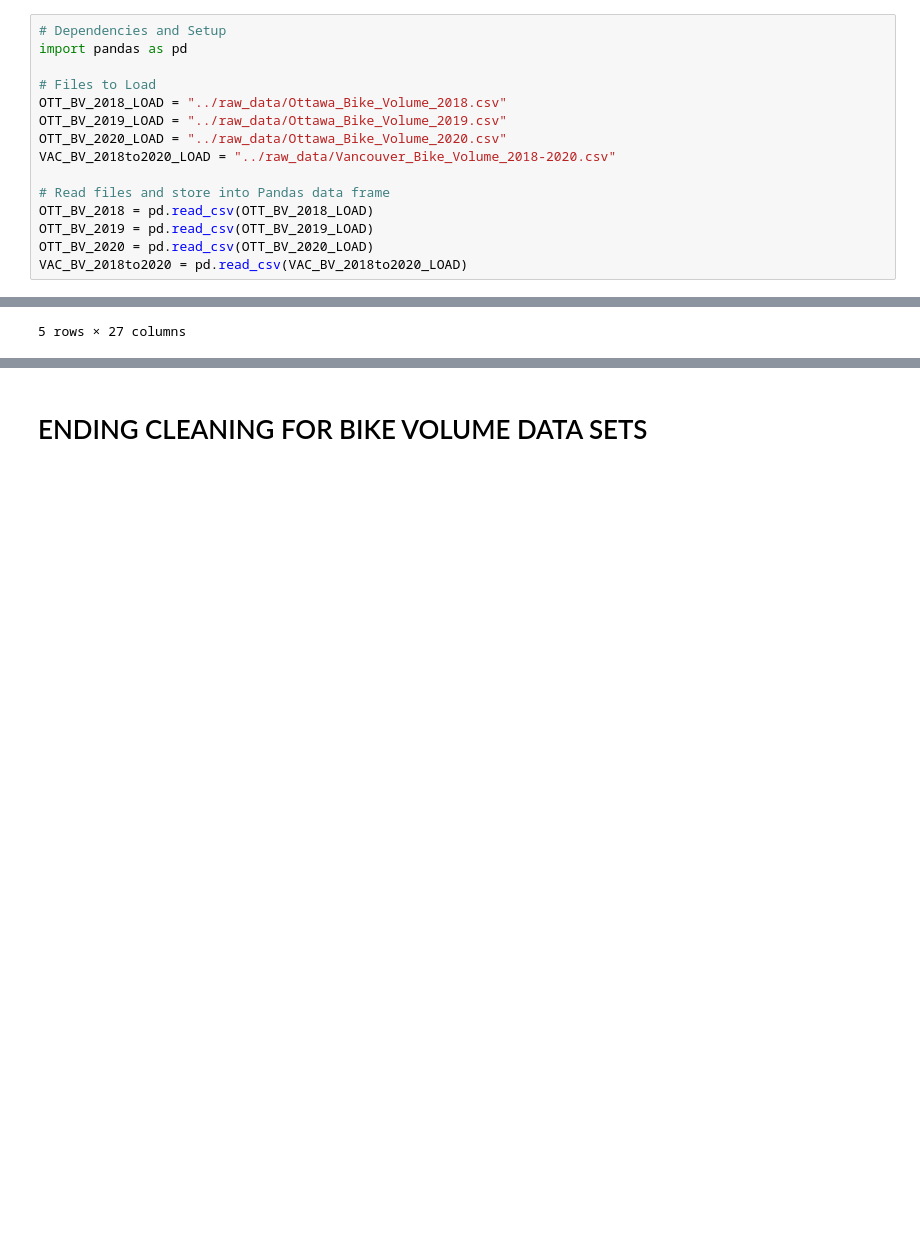
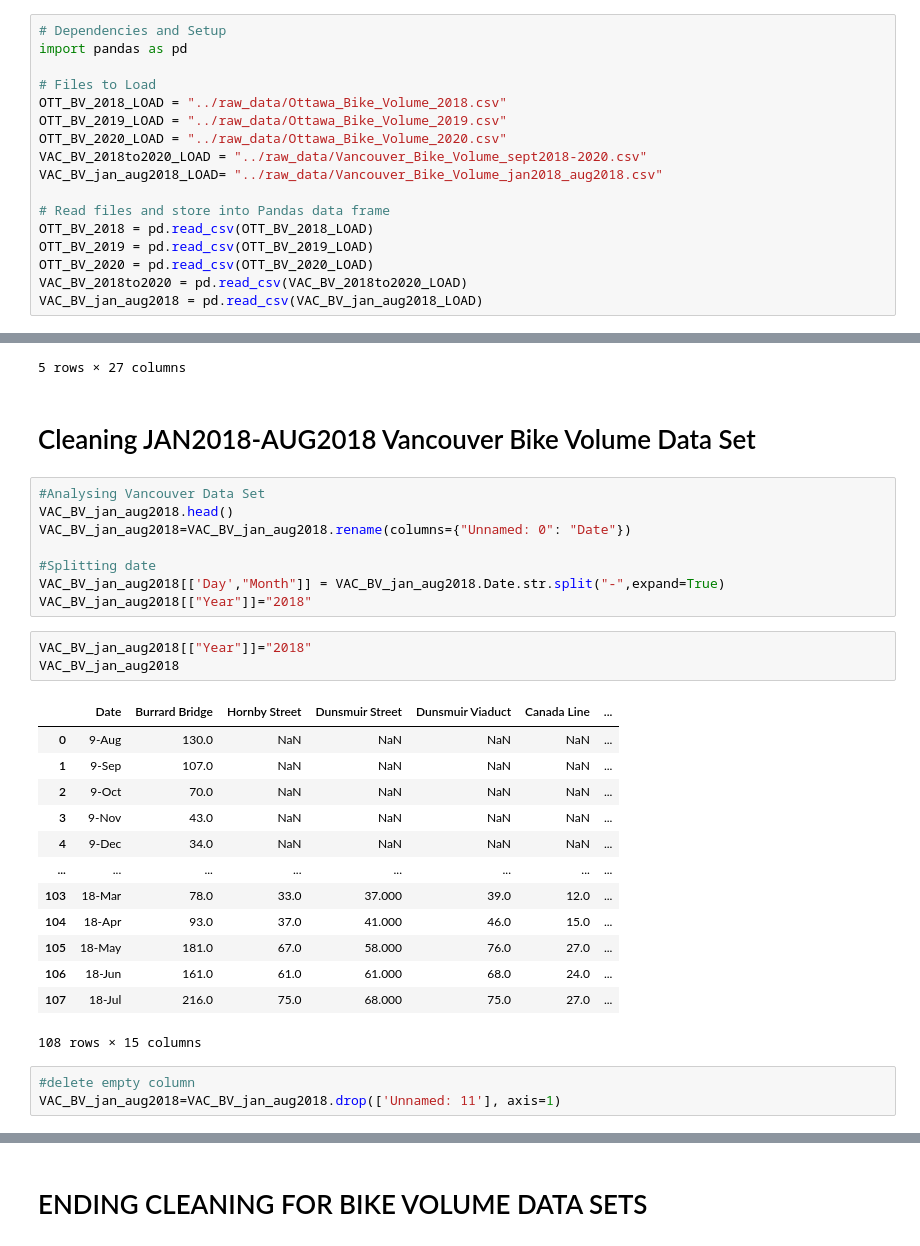
Before and after one commit to itspria/Bike-Theft-Analysis, a Jupyter notebook: code/data_cleaning_BikeVolume.ipynb, the cells around one changed output, grey strips where cells are left out. Saved outputs shown, nothing was run; the diff lists cells and outputs as text; blank space fills up the shorter version.

Commit message:
adding vancouver bike volume data jan-aug 2018

```diff
--- a/code/data_cleaning_BikeVolume.ipynb
+++ b/code/data_cleaning_BikeVolume.ipynb
@@ -8,13 +8,15 @@ import pandas as pd
 OTT_BV_2018_LOAD = "../raw_data/Ottawa_Bike_Volume_2018.csv"
 OTT_BV_2019_LOAD = "../raw_data/Ottawa_Bike_Volume_2019.csv"
 OTT_BV_2020_LOAD = "../raw_data/Ottawa_Bike_Volume_2020.csv"
-VAC_BV_2018to2020_LOAD = "../raw_data/Vancouver_Bike_Volume_2018-2020.csv"
+VAC_BV_2018to2020_LOAD = "../raw_data/Vancouver_Bike_Volume_sept2018-2020.csv"
+VAC_BV_jan_aug2018_LOAD= "../raw_data/Vancouver_Bike_Volume_jan2018_aug2018.csv"
 
 # Read files and store into Pandas data frame
 OTT_BV_2018 = pd.read_csv(OTT_BV_2018_LOAD)
 OTT_BV_2019 = pd.read_csv(OTT_BV_2019_LOAD)
 OTT_BV_2020 = pd.read_csv(OTT_BV_2020_LOAD)
 VAC_BV_2018to2020 = pd.read_csv(VAC_BV_2018to2020_LOAD)
+VAC_BV_jan_aug2018 = pd.read_csv(VAC_BV_jan_aug2018_LOAD)
 # %% [markdown]
 # Appending all Ottawa Bike Volume Date Sets into one
 # %%
@@ -247,3 +249,33 @@ VAC_BV_2018to2020.head()
 | 3 | August 4, 2018 | 7213 | 1028 | 1016 | 1462 | ... |
 | 4 | August 5, 2018 | 6939 | 849 | 936 | 1406 | ... |
 5 rows × 27 columns
+# %% [markdown]
+# Cleaning JAN2018-AUG2018 Vancouver Bike Volume Data Set
+# %%
+#Analysing Vancouver Data Set
+VAC_BV_jan_aug2018.head()
+VAC_BV_jan_aug2018=VAC_BV_jan_aug2018.rename(columns={"Unnamed: 0": "Date"})
+
+#Splitting date
+VAC_BV_jan_aug2018[['Day',"Month"]] = VAC_BV_jan_aug2018.Date.str.split("-",expand=True)
+VAC_BV_jan_aug2018[["Year"]]="2018"
+# %%
+VAC_BV_jan_aug2018[["Year"]]="2018"
+VAC_BV_jan_aug2018
+# %% [output]
+|  | Date | Burrard Bridge | Hornby Street | Dunsmuir Street | Dunsmuir Viaduct | Canada Line | ... |
+| 0 | 9-Aug | 130.0 | NaN | NaN | NaN | NaN | ... |
+| 1 | 9-Sep | 107.0 | NaN | NaN | NaN | NaN | ... |
+| 2 | 9-Oct | 70.0 | NaN | NaN | NaN | NaN | ... |
+| 3 | 9-Nov | 43.0 | NaN | NaN | NaN | NaN | ... |
+| 4 | 9-Dec | 34.0 | NaN | NaN | NaN | NaN | ... |
+| ... | ... | ... | ... | ... | ... | ... | ... |
+| 103 | 18-Mar | 78.0 | 33.0 | 37.000 | 39.0 | 12.0 | ... |
+| 104 | 18-Apr | 93.0 | 37.0 | 41.000 | 46.0 | 15.0 | ... |
+| 105 | 18-May | 181.0 | 67.0 | 58.000 | 76.0 | 27.0 | ... |
+| 106 | 18-Jun | 161.0 | 61.0 | 61.000 | 68.0 | 24.0 | ... |
+| 107 | 18-Jul | 216.0 | 75.0 | 68.000 | 75.0 | 27.0 | ... |
+108 rows × 15 columns
+# %%
+#delete empty column
+VAC_BV_jan_aug2018=VAC_BV_jan_aug2018.drop(['Unnamed: 11'], axis=1)
```
Also changed, not shown: parts of 6 cells of this notebook, 5 other files.
